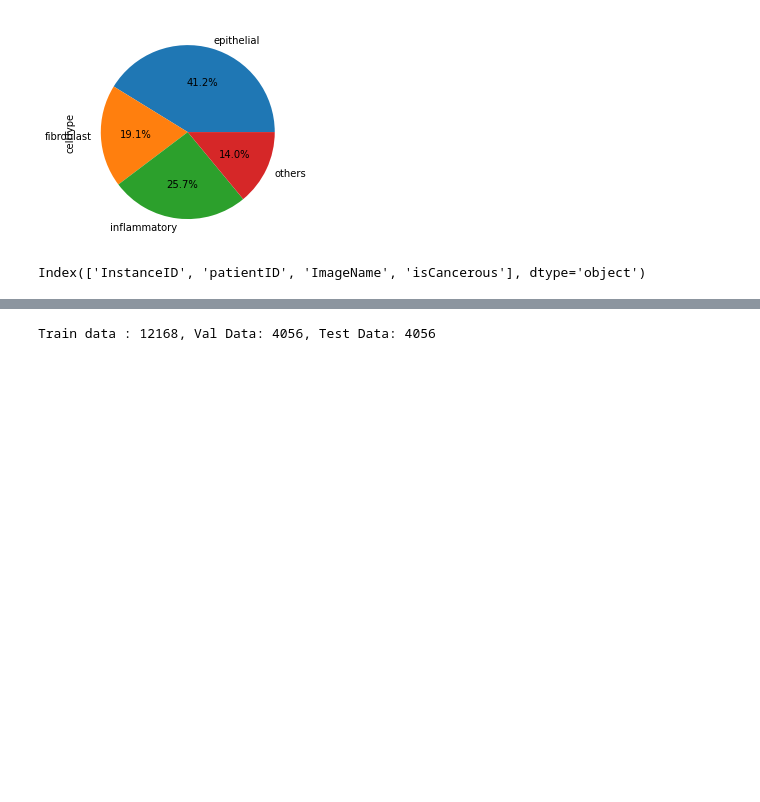
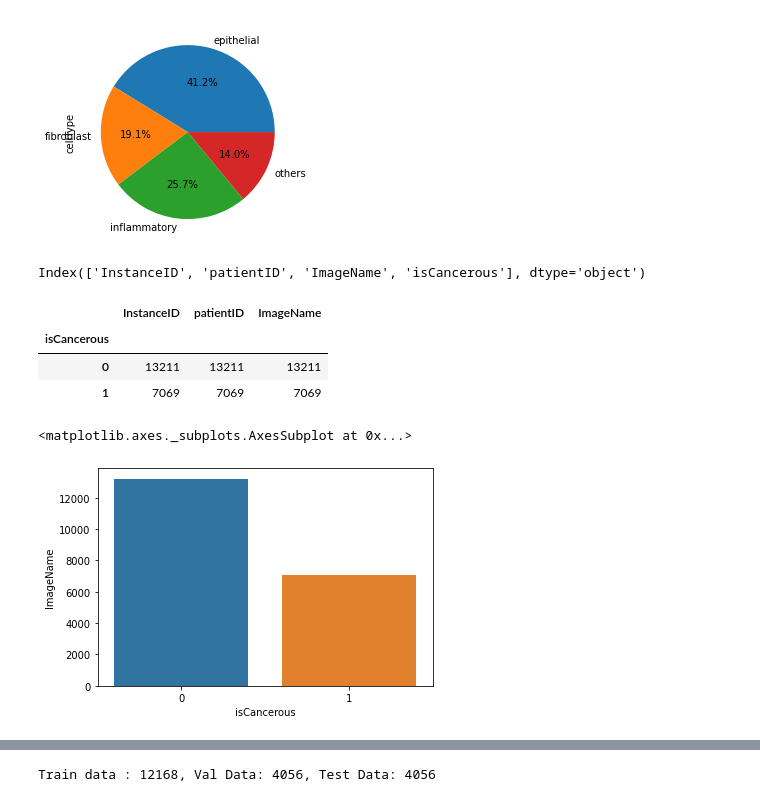
Before and after one commit to Sachin270/CMLAssignment2, a Jupyter notebook: Assignment2.ipynb, the cells around one changed output, grey strips where cells are left out. Saved outputs shown, nothing was run; the diff lists cells and outputs as text; code cells hidden in the pictures; blank space fills up the shorter version.

```diff
--- a/Assignment2.ipynb
+++ b/Assignment2.ipynb
@@ -88,3 +85,17 @@ extraData.columns
 Index(['InstanceID', 'patientID', 'ImageName', 'isCancerous'], dtype='object')
 # %%
 mergedData = pd.concat([data[["InstanceID", "patientID", "ImageName", "isCancerous"]], extraData])
+# %%
+mergedData.groupby('isCancerous').agg('count')
+# %% [output]
+|  | InstanceID | patientID | ImageName |
+| isCancerous |  |  |  |
+| 0 | 13211 | 13211 | 13211 |
+| 1 | 7069 | 7069 | 7069 |
+# %%
+sns.barplot(x=mergedData.groupby('isCancerous').agg('count').index,
+            y='ImageName',
+            data=mergedData.groupby('isCancerous').agg('count'))
+# %% [output]
+<matplotlib.axes._subplots.AxesSubplot at 0x...>
+[figure, added]
```
Also changed, not shown: parts of 22 cells of this notebook.
